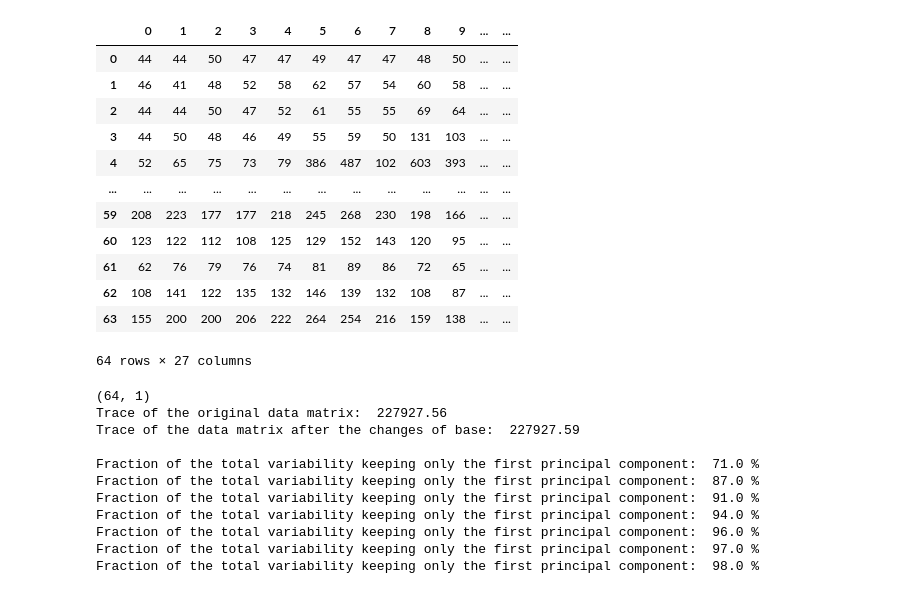
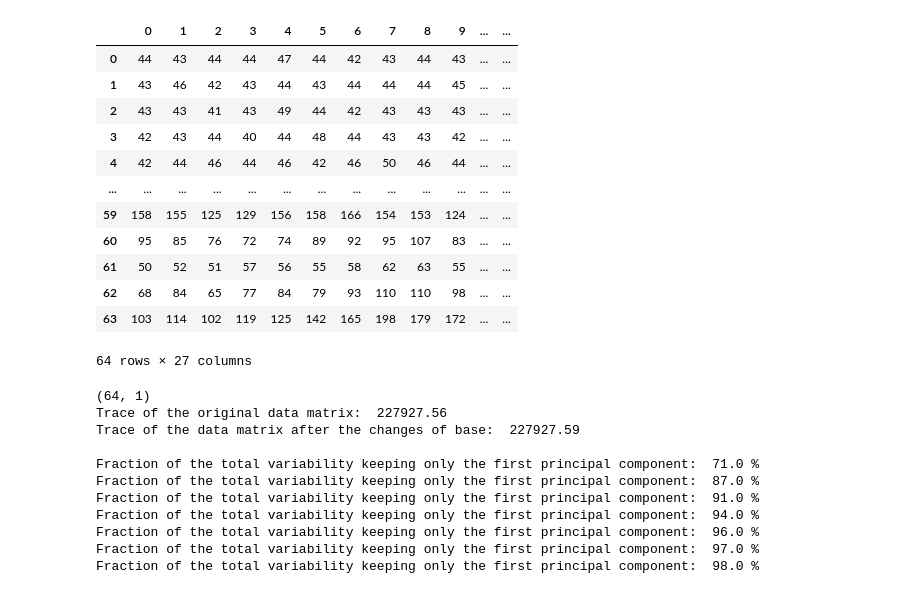
Before and after one commit to CrostaBot/PostureRecognition, a Jupyter notebook: PCA.ipynb, the cells around one changed output. Saved outputs shown, nothing was run; the diff lists cells and outputs as text; code cells hidden in the pictures.

```diff
--- a/PCA.ipynb
+++ b/PCA.ipynb
@@ -12,29 +12,29 @@ from sklearn.preprocessing import StandardScaler
 # %%
 data_folder = Path("dataset/experiment-ii/S1/Air_Mat/")
 
-file_name = data_folder / "Matrix_Air_B1.txt"
+file_name = data_folder / "Matrix_Air_E1.txt"
 df = pd.read_csv(file_name, sep=" ", header=None)
 #df = pd.read_csv(file_name, sep="\t", header=None)
 #la stessa posizione viene misurata 82 volte DC
 #df.drop(columns=[2048], inplace = True) #tolgo colonna
 #df.drop(0, inplace = True) #tolgo riga
 #df.drop(1, inplace = True) #tolgo riga
 #df.drop(2, inplace = True) #tolgo riga
 
 df
 # %% [output]
 |  | 0 | 1 | 2 | 3 | 4 | 5 | 6 | 7 | 8 | 9 | ... | ... |
-| 0 | 44 | 44 | 50 | 47 | 47 | 49 | 47 | 47 | 48 | 50 | ... | ... |
-| 1 | 46 | 41 | 48 | 52 | 58 | 62 | 57 | 54 | 60 | 58 | ... | ... |
-| 2 | 44 | 44 | 50 | 47 | 52 | 61 | 55 | 55 | 69 | 64 | ... | ... |
-| 3 | 44 | 50 | 48 | 46 | 49 | 55 | 59 | 50 | 131 | 103 | ... | ... |
-| 4 | 52 | 65 | 75 | 73 | 79 | 386 | 487 | 102 | 603 | 393 | ... | ... |
+| 0 | 44 | 43 | 44 | 44 | 47 | 44 | 42 | 43 | 44 | 43 | ... | ... |
+| 1 | 43 | 46 | 42 | 43 | 44 | 43 | 44 | 44 | 44 | 45 | ... | ... |
+| 2 | 43 | 43 | 41 | 43 | 49 | 44 | 42 | 43 | 43 | 43 | ... | ... |
+| 3 | 42 | 43 | 44 | 40 | 44 | 48 | 44 | 43 | 43 | 42 | ... | ... |
+| 4 | 42 | 44 | 46 | 44 | 46 | 42 | 46 | 50 | 46 | 44 | ... | ... |
 | ... | ... | ... | ... | ... | ... | ... | ... | ... | ... | ... | ... | ... |
-| 59 | 208 | 223 | 177 | 177 | 218 | 245 | 268 | 230 | 198 | 166 | ... | ... |
-| 60 | 123 | 122 | 112 | 108 | 125 | 129 | 152 | 143 | 120 | 95 | ... | ... |
-| 61 | 62 | 76 | 79 | 76 | 74 | 81 | 89 | 86 | 72 | 65 | ... | ... |
-| 62 | 108 | 141 | 122 | 135 | 132 | 146 | 139 | 132 | 108 | 87 | ... | ... |
-| 63 | 155 | 200 | 200 | 206 | 222 | 264 | 254 | 216 | 159 | 138 | ... | ... |
+| 59 | 158 | 155 | 125 | 129 | 156 | 158 | 166 | 154 | 153 | 124 | ... | ... |
+| 60 | 95 | 85 | 76 | 72 | 74 | 89 | 92 | 95 | 107 | 83 | ... | ... |
+| 61 | 50 | 52 | 51 | 57 | 56 | 55 | 58 | 62 | 63 | 55 | ... | ... |
+| 62 | 68 | 84 | 65 | 77 | 84 | 79 | 93 | 110 | 110 | 98 | ... | ... |
+| 63 | 103 | 114 | 102 | 119 | 125 | 142 | 165 | 198 | 179 | 172 | ... | ... |
 64 rows × 27 columns
 # %%
 array = df.to_numpy()
```
Also changed, not shown: parts of 8 cells of this notebook.
